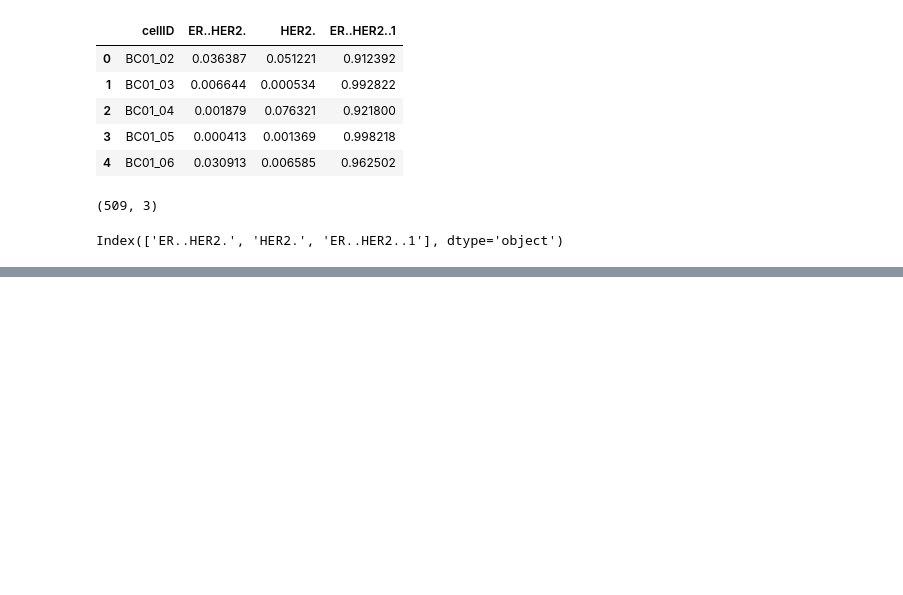
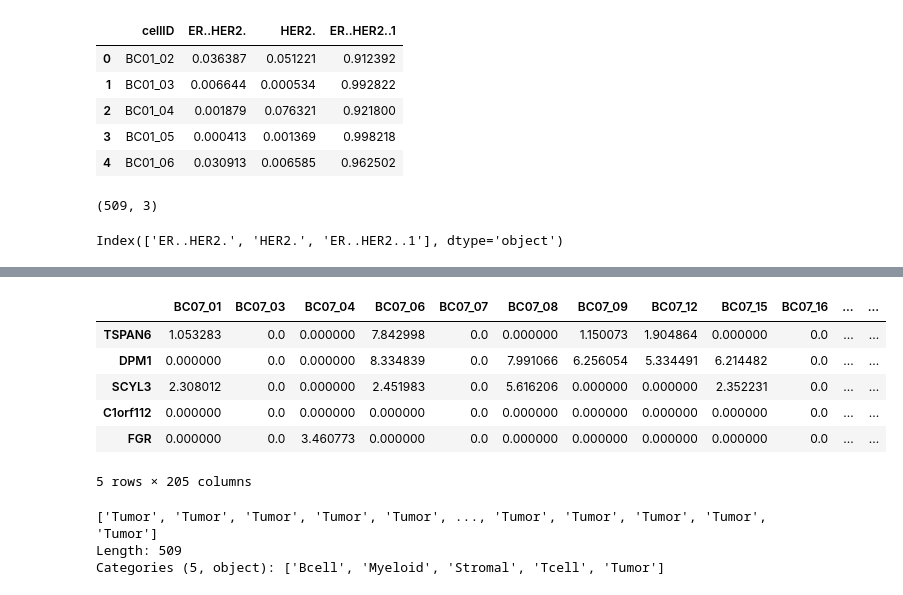
Before and after one commit to KyriakosPsa/BreastCancer-SingleCell, a Jupyter notebook: preprocessing_spyr.ipynb, the cells around one changed output, grey strips where cells are left out. Saved outputs shown, nothing was run; the diff lists cells and outputs as text; code cells hidden in the pictures; blank space fills up the shorter version.

```diff
--- a/preprocessing_spyr.ipynb
+++ b/preprocessing_spyr.ipynb
@@ -838,0 +865,5 @@ plt.show()
+# %%
+adata = sc.read('datasets/processed_cellcounts.h5ad')
+# %%
+tnbc_types = adata[adata.obs['tumor_groups'].str.contains('TNBC')]
+tnbc_types
@@ -838,0 +877,12 @@ plt.show()
+# %%
+df_tnbc = pd.DataFrame(tnbc_types.X.T, columns=tnbc_types.obs_names)
+df_tnbc = df_tnbc.set_index(tnbc_types.var_names)
+df_tnbc.head()
+# %% [output]
+|  | BC07_01 | BC07_03 | BC07_04 | BC07_06 | BC07_07 | BC07_08 | BC07_09 | BC07_12 | BC07_15 | BC07_16 | ... | ... |
+| TSPAN6 | 1.053283 | 0.0 | 0.000000 | 7.842998 | 0.0 | 0.000000 | 1.150073 | 1.904864 | 0.000000 | 0.0 | ... | ... |
+| DPM1 | 0.000000 | 0.0 | 0.000000 | 8.334839 | 0.0 | 7.991066 | 6.256054 | 5.334491 | 6.214482 | 0.0 | ... | ... |
+| SCYL3 | 2.308012 | 0.0 | 0.000000 | 2.451983 | 0.0 | 5.616206 | 0.000000 | 0.000000 | 2.352231 | 0.0 | ... | ... |
+| C1orf112 | 0.000000 | 0.0 | 0.000000 | 0.000000 | 0.0 | 0.000000 | 0.000000 | 0.000000 | 0.000000 | 0.0 | ... | ... |
+| FGR | 0.000000 | 0.0 | 3.460773 | 0.000000 | 0.0 | 0.000000 | 0.000000 | 0.000000 | 0.000000 | 0.0 | ... | ... |
+5 rows × 205 columns
@@ -838,0 +891,6 @@ plt.show()
+# %%
+cadata.obs['spec'].values
+# %% [output]
+['Tumor', 'Tumor', 'Tumor', 'Tumor', 'Tumor', ..., 'Tumor', 'Tumor', 'Tumor', 'Tumor', 'Tumor']
+Length: 509
+Categories (5, object): ['Bcell', 'Myeloid', 'Stromal', 'Tcell', 'Tumor']
```
Also changed, not shown: parts of 13 cells of this notebook.
